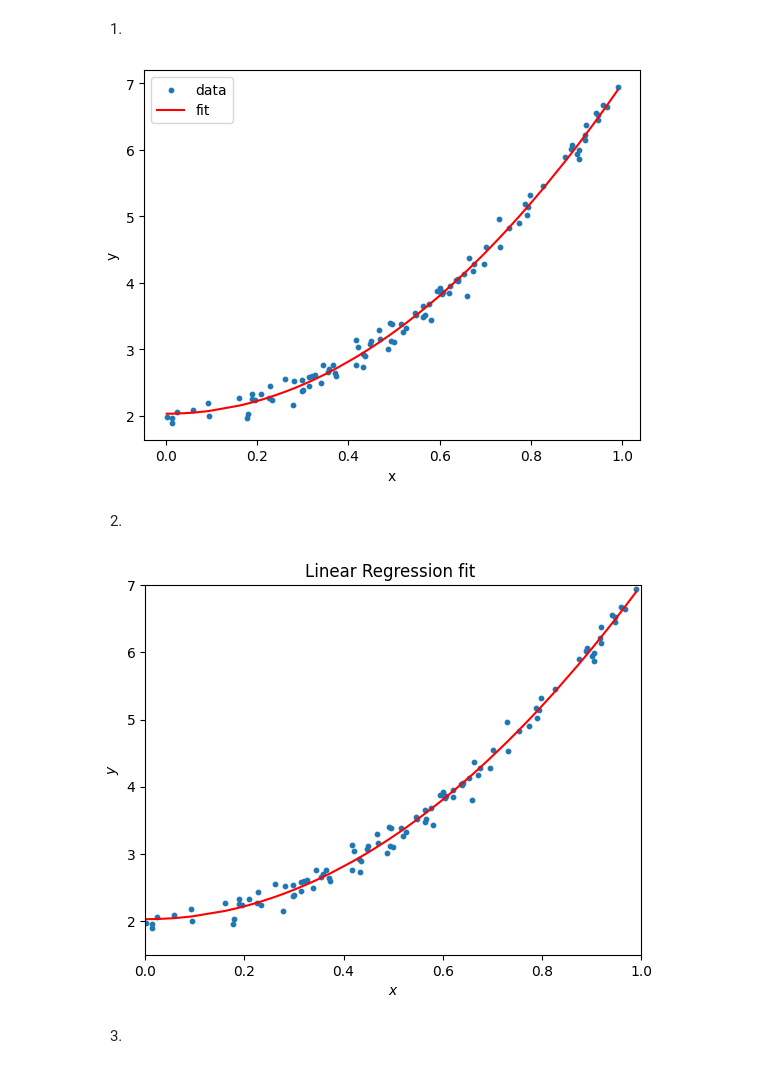
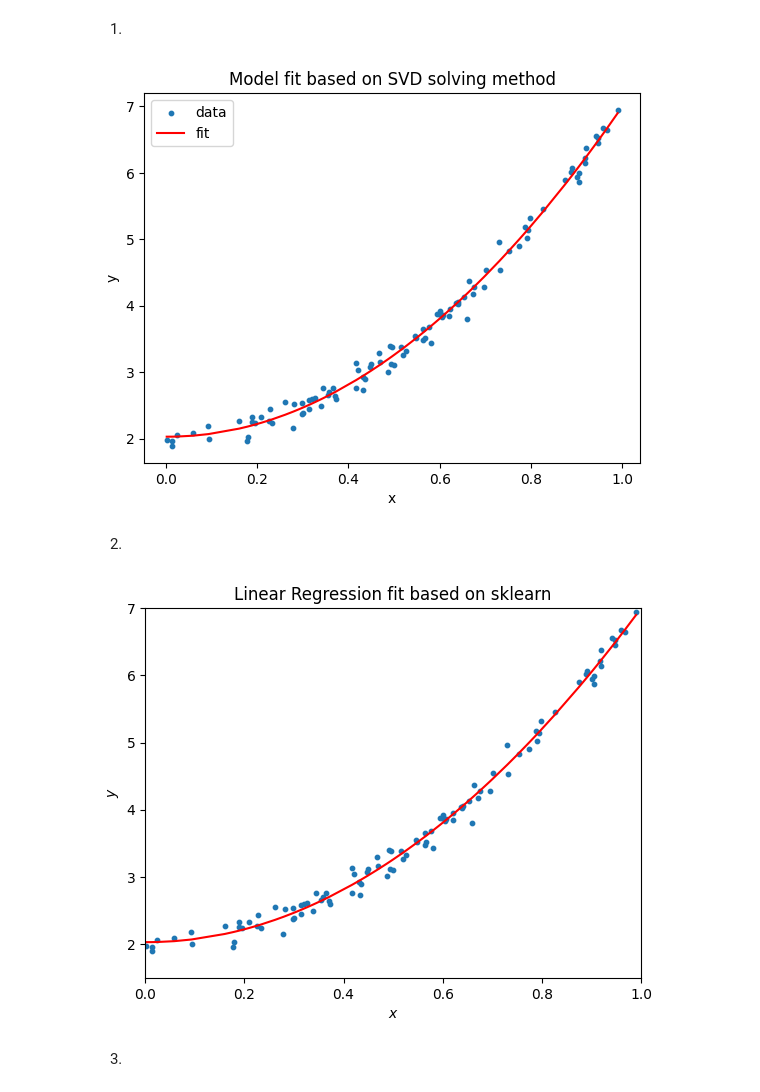
Before and after one commit to viktokr/FYS_STK4155-ukesoppgaver, a Jupyter notebook: VIK_ukesoppgaver35.ipynb, the cells around one changed output. Drawn from its saved outputs; the diff is of its cells as text; code cells hidden in the pictures.

```diff
--- a/VIK_ukesoppgaver35.ipynb
+++ b/VIK_ukesoppgaver35.ipynb
@@ -98,28 +98,29 @@ Er Hessian matrisen $\boldsymbol{H}$
 # %%
 import numpy as np
 import matplotlib.pyplot as plt
 
 rng = np.random.default_rng(2026)
 x = rng.random((100, 1))
 y = 2.0 + 5.0 * x * x + 0.1 * rng.standard_normal((100, 1))
 
 X = np.zeros((100, 3))
 
 for j in range(3):
     X[:,j] = x.flatten()**j
 
-theta = np.linalg.inv(X.T @ X) @ X.T @ y
+theta = np.linalg.lstsq(X, y, rcond=None)[0] # Using the SVD method
 y_tilde = X @ theta
 
 x_sorted_idx = np.argsort(x.flatten())
 plt.scatter(x, y, s=10, label="data")
 plt.plot(x.flatten()[x_sorted_idx], y_tilde.flatten()[x_sorted_idx], color="red", label="fit")
 plt.legend()
 plt.xlabel("x")
 plt.ylabel("y")
+plt.title(r'Model fit based on SVD solving method')
 plt.show()
 # %% [output]
-[figure, old version]
+[figure, new version]
 # %% [markdown]
 2.
 # %%
@@ -135,10 +136,10 @@ plt.plot(x.flatten()[x_sorted_idx], y_tilde_sklearn.flatten()[x_sorted_idx],'r-'
 plt.axis([0.0,1.0,1.5, 7.0])
 plt.xlabel(r'$x$')
 plt.ylabel(r'$y$')
-plt.title(r'Linear Regression fit ')
+plt.title(r'Linear Regression fit based on sklearn')
 plt.show()
 # %% [output]
-[figure, old version]
+[figure, new version]
 # %% [markdown]
 3.
 # %%
```
Also changed, not shown: parts of 28 cells of this notebook.
